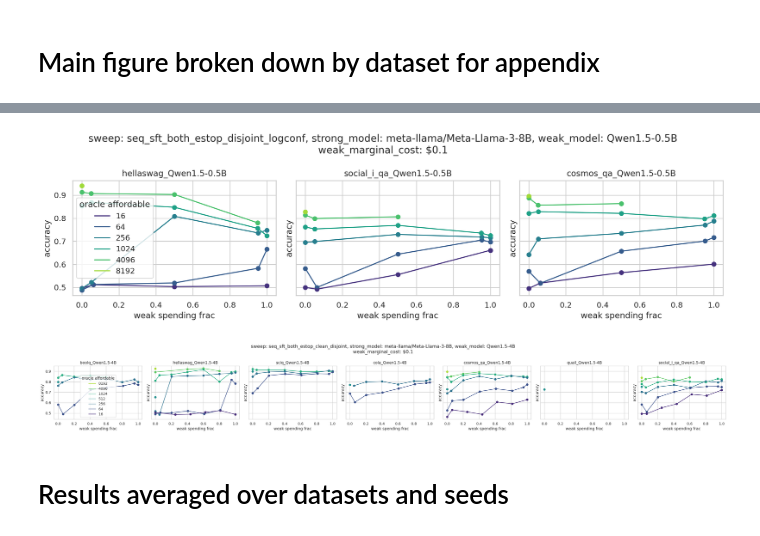
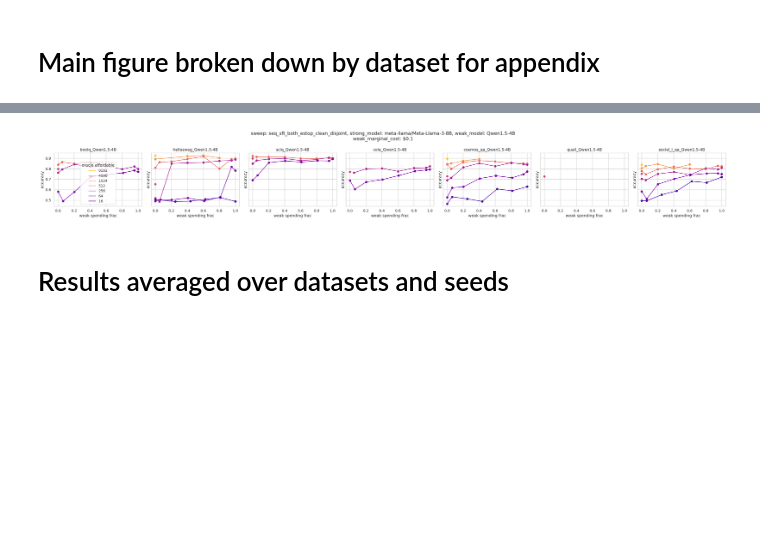
Before and after one commit to EleutherAI/scalable-elicitation, a Jupyter notebook: figures.ipynb, the cells around one changed output, grey strips where cells are left out. Saved outputs shown, nothing was run; the diff lists cells and outputs as text; code cells hidden in the pictures; blank space fills up the shorter version.

```diff
--- a/figures.ipynb
+++ b/figures.ipynb
@@ -99,7 +99,7 @@ def find_result_by_n(results_df, n_weak, n_oracle, run_name, atol=0., rtol=0., v
             print(f"WARNING: {run_name} has no results for ({n_weak}, {n_oracle})")
         return None, None, 0
     # print(curr_df["seed"].values.tolist())
-    return curr_df[metric].mean(), curr_df[metric].std(), len(curr_df)
+    return curr_df[metric].mean(), curr_df[metric].std(ddof=1), len(curr_df)
 # %%
 base_ds_names = [
     "boolq",
@@ -172,24 +272,16 @@ for weak_name in weak_names:
 # %%
 sns.set_theme(style="whitegrid")
-sns.set_palette("viridis")
 
 weak_marginal_cost = 1/10
-weak_model = "Qwen1.5-0.5B"
+weak_model = "Qwen1.5-4B"
 strong_model = "meta-llama/Meta-Llama-3-8B"
 
 
-sweep_name = "seq_sft_both_estop_disjoint_logconf"
-# sweep_name = "oracle_prompted_weak_sft_estop"
-# sweep_name = "seq_sft_both_estop_active_oracle_disjoint"
-# sweep_name = "seq_sft_both_estop_clean_disjoint"
-weak_spending_fracs = [0.0, 0.05, 0.5, 0.95, 1.0]
-oracle_affordables = [16, 64, 256, 1024, 4096, 8192]
-current_base_ds_names = ["hellaswag", "social_i_qa", "cosmos_qa"]
-
-# sweep_name = "seq_sft_both_estop_clean_disjoint"
-# weak_spending_fracs = [0.0, 0.05, 0.2, 0.4, 0.6, 0.8, 0.95, 1.0]
-# oracle_affordables = [8, 16, 64, 256, 512, 1024, 4096, 8192]
-# current_base_ds_names = base_ds_names
+sweep_name = "seq_sft_both_estop_clean_disjoint"
+weak_spending_fracs = [0.0, 0.05, 0.2, 0.4, 0.6, 0.8, 0.95, 1.0]
+oracle_affordables = [16, 64, 256, 512, 1024, 4096, 8192]
+sns.set_palette("plasma_r", n_colors=len(oracle_affordables))
+current_base_ds_names = base_ds_names
 
 kinds = ["{base_name}_" + weak_model,]
 
@@ -202,89 +294,35 @@ for i, kind in enumerate(kinds):
         run_name = (ds_name,
             strong_model,
             sweep_name)
 
         # saliences = salience_df.loc[(ds_name, strong_model)]
         # salience_weak, salience_oracle = saliences["salience_weak"], saliences["salience_oracle"]
 
-        for oracle_affordable in oracle_affordables:
+        for oracle_affordable in oracle_affordables[::-1]:
             accs = []
             actual_wsfs = []
             for wsf in weak_spending_fracs:
                 osf = 1 - wsf
                 n_oracle = int(wsf * oracle_affordable)
                 n_weak = int((oracle_affordable - n_oracle) / weak_marginal_cost)
                 acc, acc_std, n = find_result_by_n(results_df, n_weak, n_oracle, run_name, rtol=0.05, verbose=False)
                 if acc is not None:
                     accs.append(acc)
                     actual_wsfs.append(1 - (n_oracle / (n_oracle + n_weak * weak_marginal_cost)))
 
             plt.plot(actual_wsfs, accs, label=f"{oracle_affordable}")
             plt.scatter(actual_wsfs, accs)
 
         plt.xlabel("weak spending frac")
         plt.ylabel("accuracy")
         plt.title(f"{ds_name}")
         if i == 0 and j == 0:
             plt.legend(title="oracle affordable")
 plt.suptitle(f"sweep: {sweep_name}, strong_model: {strong_model}, weak_model: {weak_model}\nweak_marginal_cost: \\${weak_marginal_cost}")
 plt.tight_layout()
 plt.show()
 # %% [output]
-[figure, old version]
+[figure, new version]
-# %%
-sns.set_theme(style="whitegrid")
-
-weak_marginal_cost = 1/10
-weak_model = "Qwen1.5-4B"
-strong_model = "meta-llama/Meta-Llama-3-8B"
-
-
-sweep_name = "seq_sft_both_estop_clean_disjoint"
-weak_spending_fracs = [0.0, 0.05, 0.2, 0.4, 0.6, 0.8, 0.95, 1.0]
-oracle_affordables = [16, 64, 256, 512, 1024, 4096, 8192]
-sns.set_palette("viridis_r", n_colors=len(oracle_affordables))
-current_base_ds_names = base_ds_names
-
-kinds = ["{base_name}_" + weak_model,]
-
-fig, axs = plt.subplots(len(kinds), len(current_base_ds_names), figsize=(2 + 4 * len(current_base_ds_names), len(kinds) * 4), sharex=True, sharey=True, dpi=200)
-axs = axs.reshape((-1, len(current_base_ds_names)))
-for i, kind in enumerate(kinds):
-    for j, base_ds_name in enumerate(current_base_ds_names):
-        plt.sca(axs[i, j])
-        ds_name = kind.format(base_name=base_ds_name)
-        run_name = (ds_name,
-            strong_model,
-            sweep_name)
-
-        # saliences = salience_df.loc[(ds_name, strong_model)]
-        # salience_weak, salience_oracle = saliences["salience_weak"], saliences["salience_oracle"]
-
-        for oracle_affordable in oracle_affordables[::-1]:
-            accs = []
-            actual_wsfs = []
-            for wsf in weak_spending_fracs:
-                osf = 1 - wsf
-                n_oracle = int(wsf * oracle_affordable)
-                n_weak = int((oracle_affordable - n_oracle) / weak_marginal_cost)
-                acc, acc_std, n = find_result_by_n(results_df, n_weak, n_oracle, run_name, rtol=0.05, verbose=False)
-                if acc is not None:
-                    accs.append(acc)
-                    actual_wsfs.append(1 - (n_oracle / (n_oracle + n_weak * weak_marginal_cost)))
-
-            plt.plot(actual_wsfs, accs, label=f"{oracle_affordable}")
-            plt.scatter(actual_wsfs, accs)
-
-        plt.xlabel("weak spending frac")
-        plt.ylabel("accuracy")
-        plt.title(f"{ds_name}")
-        if i == 0 and j == 0:
-            plt.legend(title="oracle affordable")
-plt.suptitle(f"sweep: {sweep_name}, strong_model: {strong_model}, weak_model: {weak_model}\nweak_marginal_cost: \\${weak_marginal_cost}")
-plt.tight_layout()
-plt.show()
-# %% [output]
-[figure, removed]
 # %% [markdown]
 # Results averaged over datasets and seeds
 # %%
```
Also changed, not shown: parts of 4 cells of this notebook, 7 other files.
